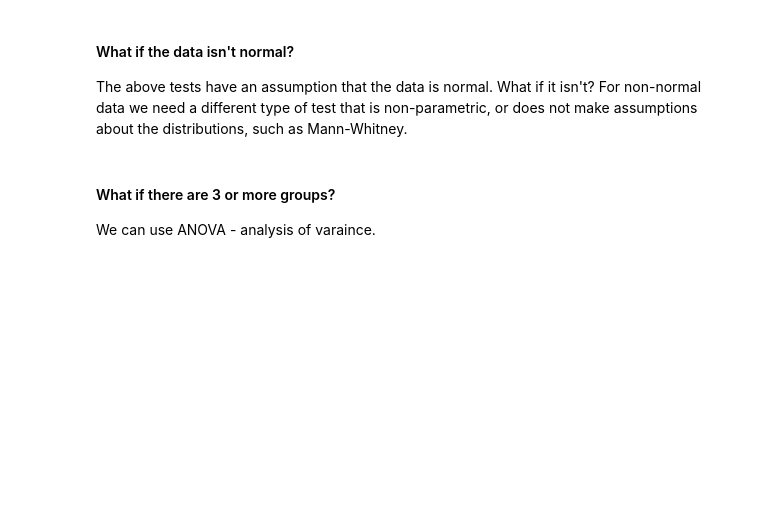
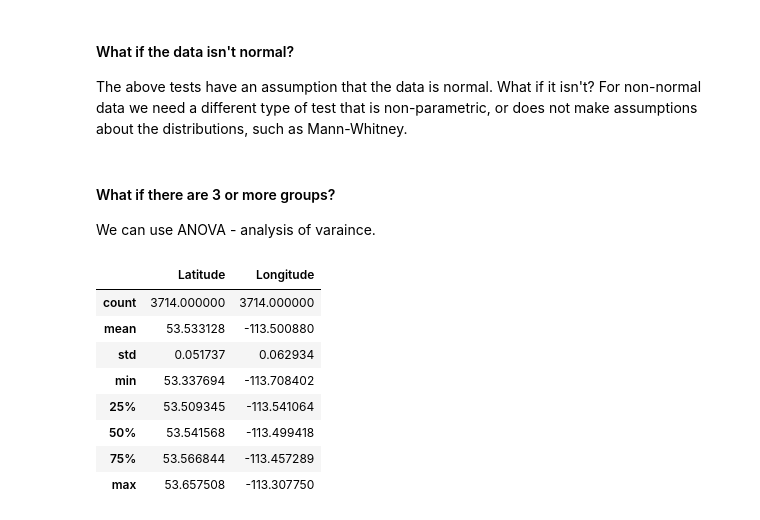
Before and after one commit to AkeemSemperDataScience/Basic_Stats_in_Python_Student_Repository, a Jupyter notebook: 016_Hypothesis_Test_1_sol.ipynb, the cells around one changed output. Saved outputs shown, nothing was run; the diff lists cells and outputs as text; code cells hidden in the pictures; blank space fills up the shorter version.

```diff
--- a/016_Hypothesis_Test_1_sol.ipynb
+++ b/016_Hypothesis_Test_1_sol.ipynb
@@ -428,3 +428,19 @@ The above tests have an assumption that the data is normal. What if it isn't? Fo
 #### What if there are 3 or more groups?
 
 We can use ANOVA - analysis of varaince.
+# %%
+#!pip install geopandas
+import geopandas as gpd
+df_const = pd.read_csv("/Users/akeem/Downloads/On-street_Construction_and_Maintenance_20251018.csv")
+gpd_const = gpd.GeoDataFrame(df_const, geometry=gpd.points_from_xy(df_const.Longitude, df_const.Latitude), crs="EPSG:4326")
+gpd_const.describe()
+# %% [output]
+|  | Latitude | Longitude |
+| count | 3714.000000 | 3714.000000 |
+| mean | 53.533128 | -113.500880 |
+| std | 0.051737 | 0.062934 |
+| min | 53.337694 | -113.708402 |
+| 25% | 53.509345 | -113.541064 |
+| 50% | 53.541568 | -113.499418 |
+| 75% | 53.566844 | -113.457289 |
+| max | 53.657508 | -113.307750 |
```
Also changed, not shown: parts of 7 cells of this notebook, 7 other files.
